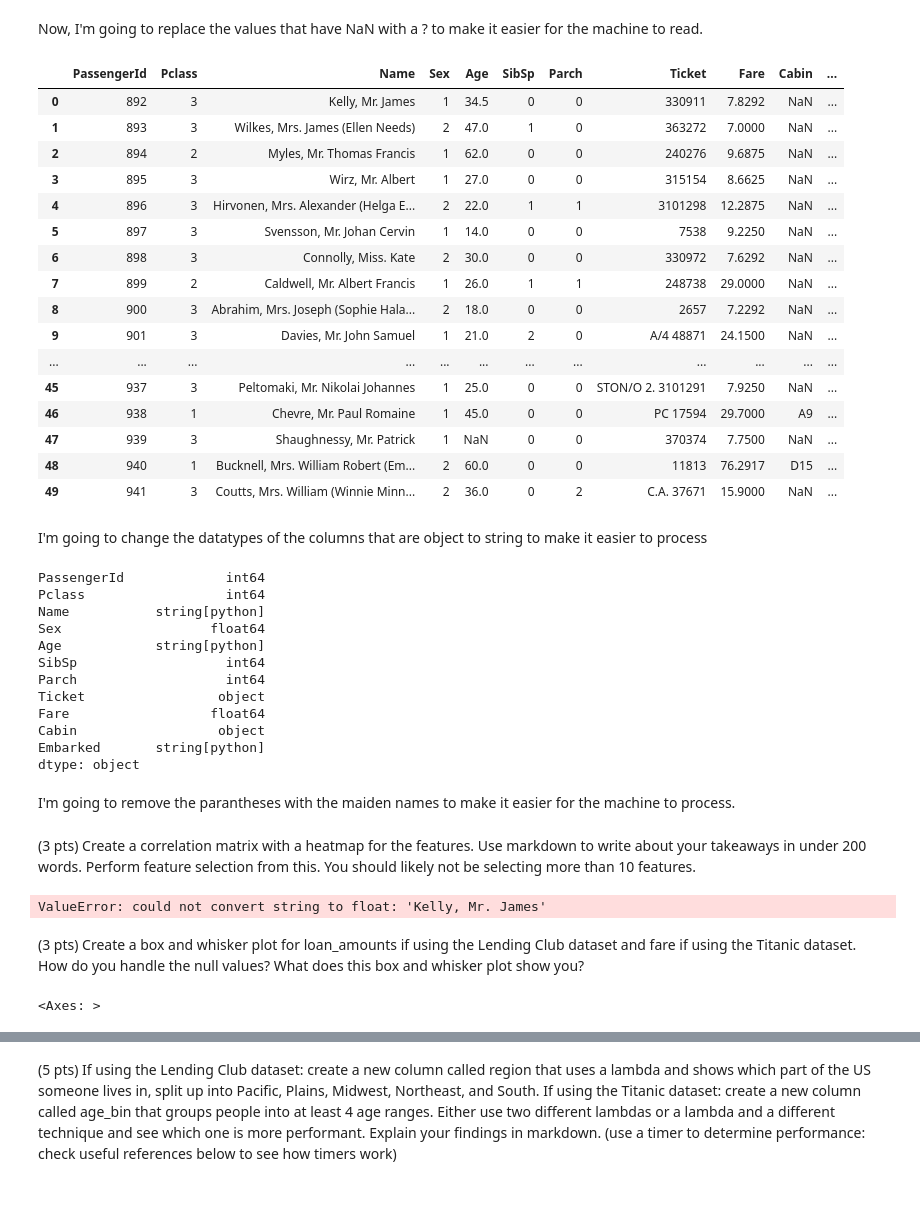
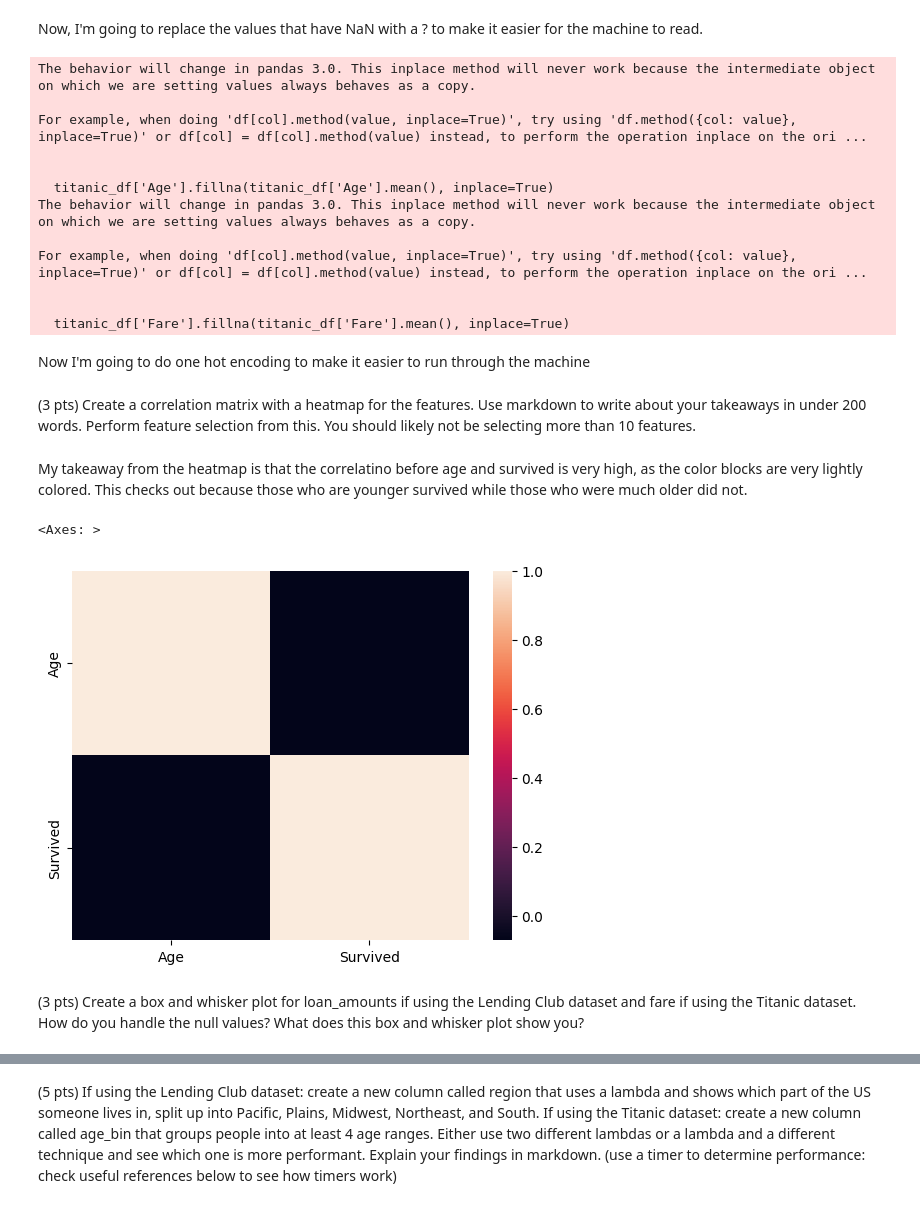
Before and after one commit to aachoudhary/aarushi-csci_1070, a Jupyter notebook: Homework/week_5_hw.ipynb, the cells around one changed output, grey strips where cells are left out. Drawn from its saved outputs; the diff is of its cells as text; code cells hidden in the pictures.

```diff
--- a/Homework/week_5_hw.ipynb
+++ b/Homework/week_5_hw.ipynb
@@ -37,59 +37,34 @@ titanic_df
 # %% [markdown]
 Now, I'm going to replace the values that have NaN with a ? to make it easier for the machine to read.
 # %%
-#titanic_df.fillna('?', inplace=True)
-#titanic_df['Fare'] = titanic_df['Fare'].replace({'?':''})
-titanic_df.head(50)
+titanic_df['Age'].fillna(titanic_df['Age'].mean(), inplace=True)
+titanic_df['Fare'].fillna(titanic_df['Fare'].mean(), inplace=True)
 # %% [output]
-|  | PassengerId | Pclass | Name | Sex | Age | SibSp | Parch | Ticket | Fare | Cabin | ... |
-| 0 | 892 | 3 | Kelly, Mr. James | 1 | 34.5 | 0 | 0 | 330911 | 7.8292 | NaN | ... |
-| 1 | 893 | 3 | Wilkes, Mrs. James (Ellen Needs) | 2 | 47.0 | 1 | 0 | 363272 | 7.0000 | NaN | ... |
-| 2 | 894 | 2 | Myles, Mr. Thomas Francis | 1 | 62.0 | 0 | 0 | 240276 | 9.6875 | NaN | ... |
-| 3 | 895 | 3 | Wirz, Mr. Albert | 1 | 27.0 | 0 | 0 | 315154 | 8.6625 | NaN | ... |
-| 4 | 896 | 3 | Hirvonen, Mrs. Alexander (Helga E... | 2 | 22.0 | 1 | 1 | 3101298 | 12.2875 | NaN | ... |
-| 5 | 897 | 3 | Svensson, Mr. Johan Cervin | 1 | 14.0 | 0 | 0 | 7538 | 9.2250 | NaN | ... |
-| 6 | 898 | 3 | Connolly, Miss. Kate | 2 | 30.0 | 0 | 0 | 330972 | 7.6292 | NaN | ... |
-| 7 | 899 | 2 | Caldwell, Mr. Albert Francis | 1 | 26.0 | 1 | 1 | 248738 | 29.0000 | NaN | ... |
-| 8 | 900 | 3 | Abrahim, Mrs. Joseph (Sophie Hala... | 2 | 18.0 | 0 | 0 | 2657 | 7.2292 | NaN | ... |
-| 9 | 901 | 3 | Davies, Mr. John Samuel | 1 | 21.0 | 2 | 0 | A/4 48871 | 24.1500 | NaN | ... |
-| ... | ... | ... | ... | ... | ... | ... | ... | ... | ... | ... | ... |
-| 45 | 937 | 3 | Peltomaki, Mr. Nikolai Johannes | 1 | 25.0 | 0 | 0 | STON/O 2. 3101291 | 7.9250 | NaN | ... |
-| 46 | 938 | 1 | Chevre, Mr. Paul Romaine | 1 | 45.0 | 0 | 0 | PC 17594 | 29.7000 | A9 | ... |
-| 47 | 939 | 3 | Shaughnessy, Mr. Patrick | 1 | NaN | 0 | 0 | 370374 | 7.7500 | NaN | ... |
-| 48 | 940 | 1 | Bucknell, Mrs. William Robert (Em... | 2 | 60.0 | 0 | 0 | 11813 | 76.2917 | D15 | ... |
-| 49 | 941 | 3 | Coutts, Mrs. William (Winnie Minn... | 2 | 36.0 | 0 | 2 | C.A. 37671 | 15.9000 | NaN | ... |
+The behavior will change in pandas 3.0. This inplace method will never work because the intermediate object on which we are setting values always behaves as a copy.
+
+For example, when doing 'df[col].method(value, inplace=True)', try using 'df.method({col: value}, inplace=True)' or df[col] = df[col].method(value) instead, to perform the operation inplace on the ori ...
+
+
+  titanic_df['Age'].fillna(titanic_df['Age'].mean(), inplace=True)
+The behavior will change in pandas 3.0. This inplace method will never work because the intermediate object on which we are setting values always behaves as a copy.
+
+For example, when doing 'df[col].method(value, inplace=True)', try using 'df.method({col: value}, inplace=True)' or df[col] = df[col].method(value) instead, to perform the operation inplace on the ori ...
+
+
+  titanic_df['Fare'].fillna(titanic_df['Fare'].mean(), inplace=True)
-# %% [markdown]
-I'm going to change the datatypes of the columns that are object to string to make it easier to process
-# %%
-titanic_df['Name'] = titanic_df['Name'].astype('string')
-titanic_df['Age'] = titanic_df['Age'].astype('string')
-titanic_df['Fare'] = titanic_df['Fare'].astype('float')
-titanic_df['Embarked'] = titanic_df['Embarked'].astype('string')
-titanic_df.dtypes
-# %% [output]
-PassengerId             int64
-Pclass                  int64
-Name           string[python]
-Sex                   float64
-Age            string[python]
-SibSp                   int64
-Parch                   int64
-Ticket                 object
-Fare                  float64
-Cabin                  object
-Embarked       string[python]
-dtype: object
 # %% [markdown]
-I'm going to remove the parantheses with the maiden names to make it easier for the machine to process.
+Now I'm going to do one hot encoding to make it easier to run through the machine
+# %%
+titanic_df = pd.get_dummies(titanic_df, columns=['Sex', 'Embarked'])
 # %% [markdown]
 (3 pts) Create a correlation matrix with a heatmap for the features. Use markdown to write about your takeaways in under 200 words. Perform feature selection from this. You should likely not be selecting more than 10 features.
-# %%
-correlation_matrix = titanic_df.corr()
-# %% [output]
-ValueError: could not convert string to float: 'Kelly, Mr. James'
+# %% [markdown]
+My takeaway from the heatmap is that the correlatino before age and survived is very high, as the color blocks are very lightly colored. This checks out because those who are younger survived while those who were much older did not.
+# %%
+
+sns.heatmap(titanic_df[['Age', 'Survived']].corr())
+# %% [output]
+<Axes: >
+[figure, added]
 # %% [markdown]
 (3 pts) Create a box and whisker plot for loan_amounts if using the Lending Club dataset and fare if using the Titanic dataset. How do you handle the null values? What does this box and whisker plot show you?
-# %%
-titanic_df.boxplot(column =['Fare'], grid = False)
-# %% [output]
-<Axes: >
```
Also changed, not shown: parts of 7 cells of this notebook, 1 other file.
